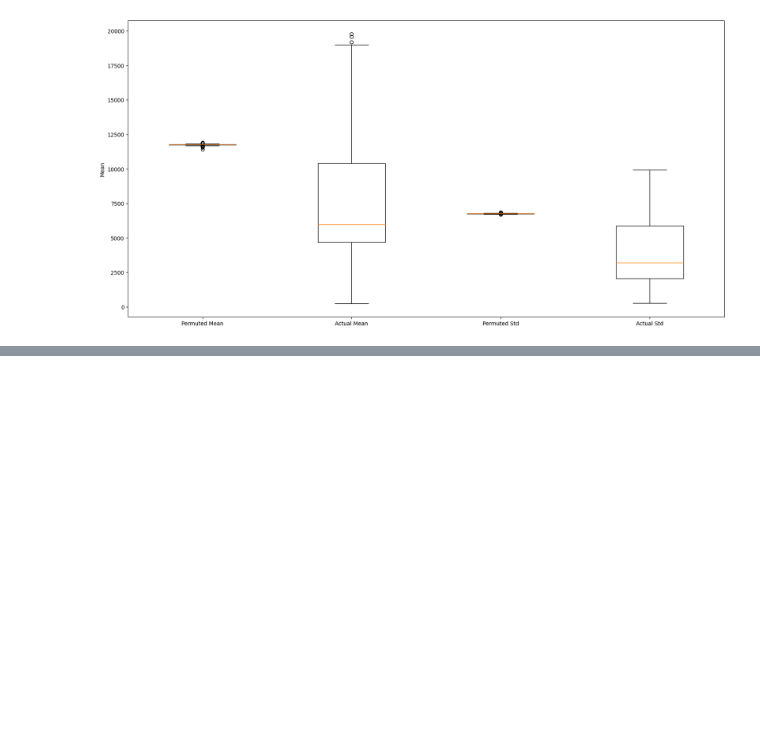
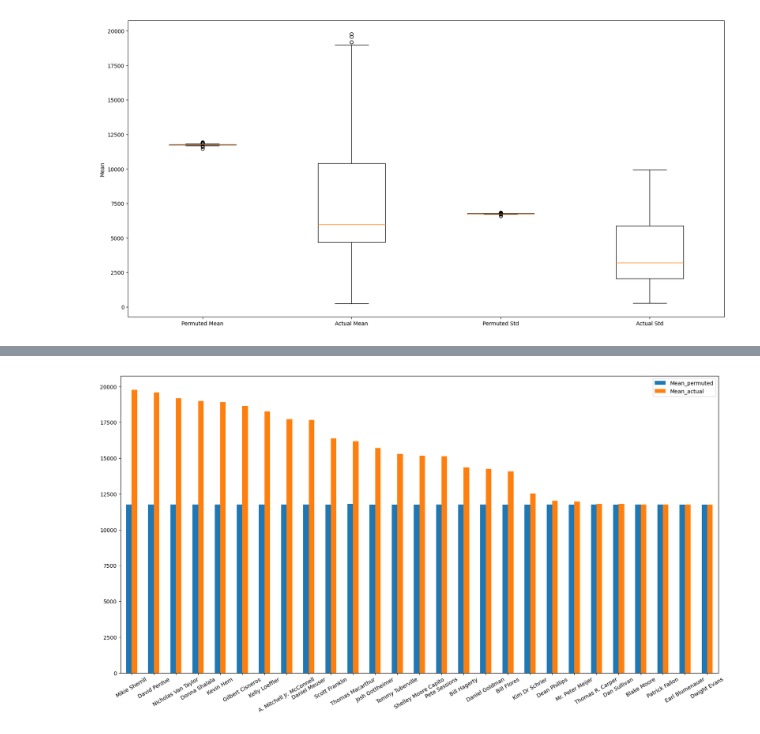
Before and after one commit to maajidhusain/capstone, a Jupyter notebook: Min_Max_Permute.ipynb, the cells around one changed output, grey strips where cells are left out. Drawn from its saved outputs; the diff is of its cells as text; code cells hidden in the pictures; blank space fills up the shorter version.

Commit message:
redid w/ trimmed mean analysis

```diff
--- a/Min_Max_Permute.ipynb
+++ b/Min_Max_Permute.ipynb
@@ -327,0 +287,4 @@ KeyboardInterrupt:
+# %%
+# left join the permuted distribution with the actual distribution
+comparison_df = permuted_dist.join(new_df, how='left', lsuffix='_permuted', rsuffix='_actual').drop(columns=['Difference'])
+comparison_df
@@ -327,0 +305,7 @@ KeyboardInterrupt:
+# %%
+# make paired bar chart of actual mean and permuted mean where actual mean is greater than permuted mean
+comparison_df[comparison_df['Mean_actual'] > comparison_df['Mean_permuted']][['Mean_permuted', 'Mean_actual']].sort_values('Mean_actual', ascending=False).plot(kind='bar', figsize=(20,10))
+plt.xticks(rotation=30)
+plt.show()
+# %% [output]
+[figure, added]
```
Also changed, not shown: parts of 13 cells of this notebook, 4 other files.
